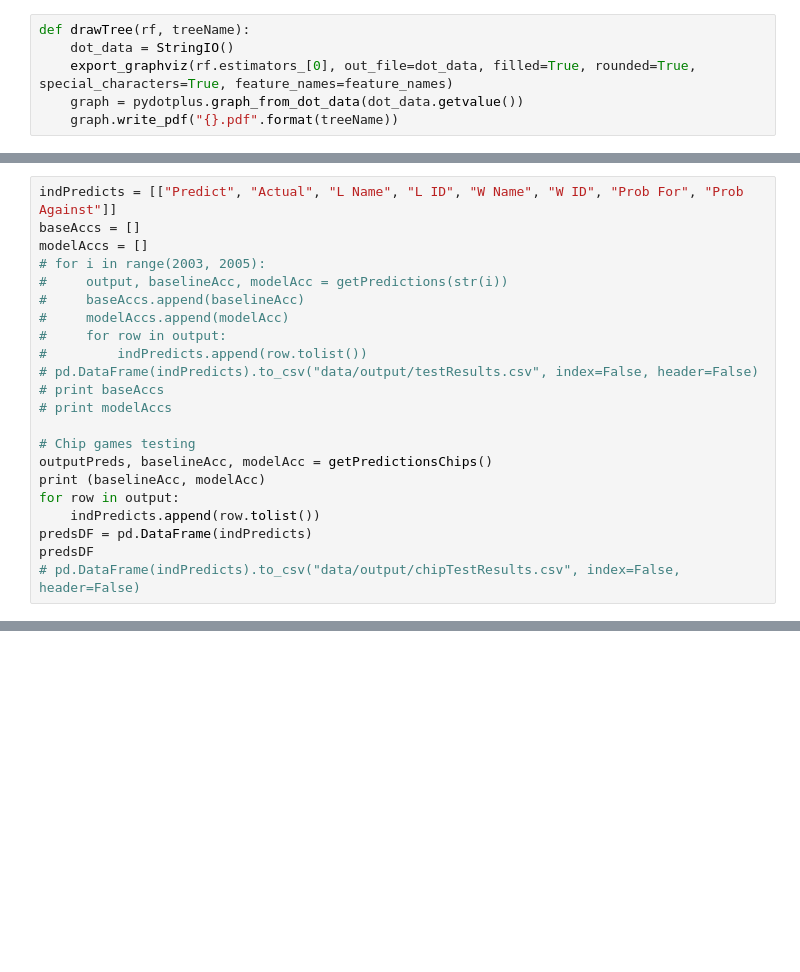
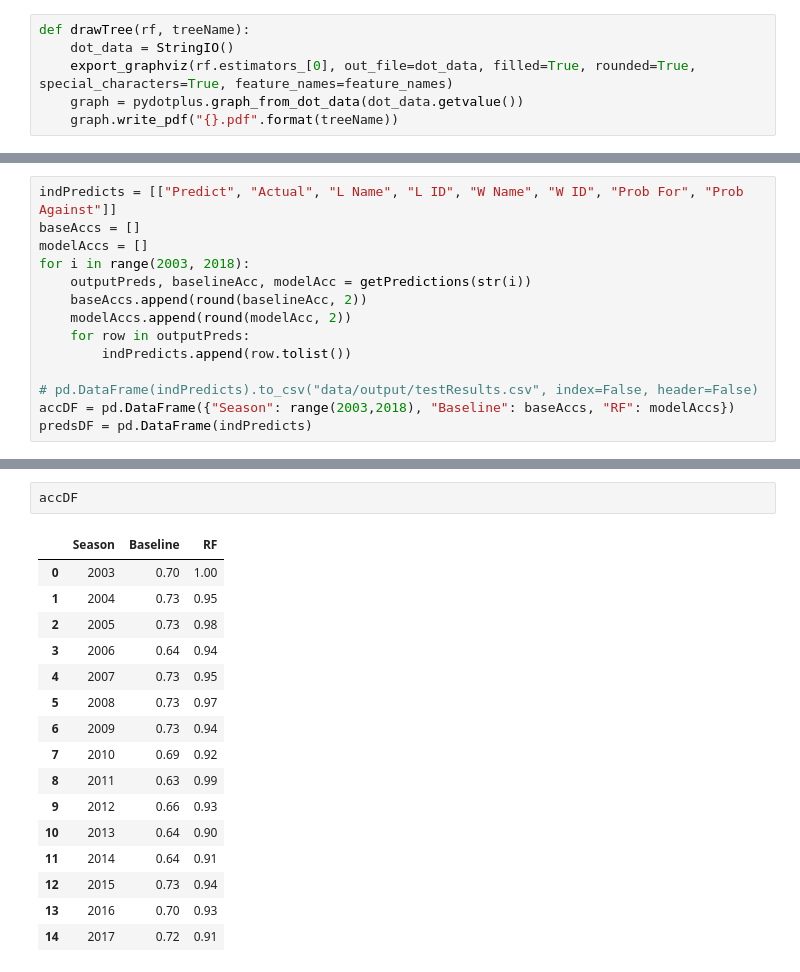
Before and after one commit to dlernz/march_madness, a Jupyter notebook: Predicting March Madness Games using Random Forests.ipynb, the cells around one changed output, grey strips where cells are left out. Cells and saved outputs as stored; diff of their text form; blank space fills up the shorter version.

```diff
--- a/Predicting March Madness Games using Random Forests.ipynb
+++ b/Predicting March Madness Games using Random Forests.ipynb
@@ -222,21 +292,13 @@ def drawTree(rf, treeName):
 indPredicts = [["Predict", "Actual", "L Name", "L ID", "W Name", "W ID", "Prob For", "Prob Against"]]
 baseAccs = []
 modelAccs = []
-# for i in range(2003, 2005):
-#     output, baselineAcc, modelAcc = getPredictions(str(i))
-#     baseAccs.append(baselineAcc)
-#     modelAccs.append(modelAcc)
-#     for row in output:
-#         indPredicts.append(row.tolist())
+for i in range(2003, 2018):
+    outputPreds, baselineAcc, modelAcc = getPredictions(str(i))
+    baseAccs.append(round(baselineAcc, 2))
+    modelAccs.append(round(modelAcc, 2))
+    for row in outputPreds:
+        indPredicts.append(row.tolist())
+
 # pd.DataFrame(indPredicts).to_csv("data/output/testResults.csv", index=False, header=False)
-# print baseAccs
-# print modelAccs
-
-# Chip games testing
-outputPreds, baselineAcc, modelAcc = getPredictionsChips()
-print (baselineAcc, modelAcc)
-for row in output:
-    indPredicts.append(row.tolist())
+accDF = pd.DataFrame({"Season": range(2003,2018), "Baseline": baseAccs, "RF": modelAccs})
 predsDF = pd.DataFrame(indPredicts)
-predsDF
-# pd.DataFrame(indPredicts).to_csv("data/output/chipTestResults.csv", index=False, header=False)
@@ -296,0 +314,19 @@ predsDF
+# %%
+accDF
+# %% [output]
+|  | Season | Baseline | RF |
+| 0 | 2003 | 0.70 | 1.00 |
+| 1 | 2004 | 0.73 | 0.95 |
+| 2 | 2005 | 0.73 | 0.98 |
+| 3 | 2006 | 0.64 | 0.94 |
+| 4 | 2007 | 0.73 | 0.95 |
+| 5 | 2008 | 0.73 | 0.97 |
+| 6 | 2009 | 0.73 | 0.94 |
+| 7 | 2010 | 0.69 | 0.92 |
+| 8 | 2011 | 0.63 | 0.99 |
+| 9 | 2012 | 0.66 | 0.93 |
+| 10 | 2013 | 0.64 | 0.90 |
+| 11 | 2014 | 0.64 | 0.91 |
+| 12 | 2015 | 0.73 | 0.94 |
+| 13 | 2016 | 0.70 | 0.93 |
+| 14 | 2017 | 0.72 | 0.91 |
```
Also changed, not shown: parts of 9 cells of this notebook.
